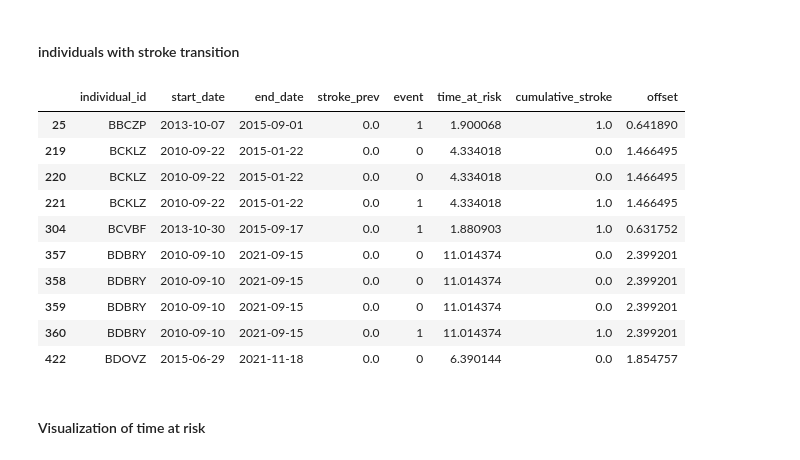
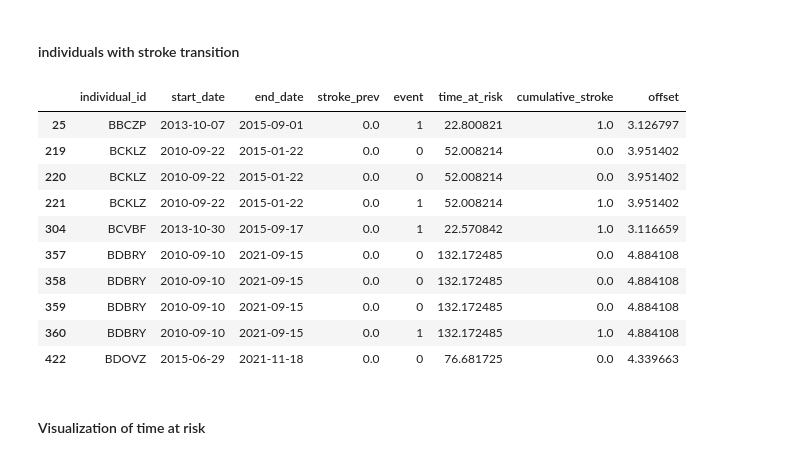
Before and after one commit to dmainagithub/stroke-work, a Jupyter notebook: notebooks/stroke_poisson_model_agincourt-multiple.ipynb, the cells around one changed output. Drawn from its saved outputs; the diff is of its cells as text; code cells hidden in the pictures.

```diff
--- a/notebooks/stroke_poisson_model_agincourt-multiple.ipynb
+++ b/notebooks/stroke_poisson_model_agincourt-multiple.ipynb
@@ -189,7 +203,7 @@ df['end_date'] = df.groupby('individual_id')['obs_date'].transform('max')
 
 # ---------------------------------------------------------------------------
 # Computing time at risk (person-time) in years
-df['time_at_risk'] = (df['end_date'] - df['start_date']).dt.days / 365.25
+df['time_at_risk'] = (df['end_date'] - df['start_date']).dt.days / 30.4375 # 365.25
 df['time_at_risk'] = df['time_at_risk'].fillna(df['time_at_risk'].median()) # df['time_at_risk'] = df['time_at_risk'].fillna(1.5)
 
 # ---------------------------------------------------------------------------
@@ -237,5 +251,45 @@ df['event'] = df['event'].fillna(0)
 df['cumulative_stroke'] = df.groupby('individual_id')['stroke_status_derived'].cumsum()
 # keeping only records before or up to the first stroke
 df = df[df['cumulative_stroke'] <= 1]
+
+# ---------------------------------------------------------------------------
+# ---------------------------------------------------------------------------
+
+print("After filtering to <= first stroke, rows:", df.shape[0])
+
+# ---------------------------
+# 3. How many times is each person represented?
+# ---------------------------
+counts = df['individual_id'].value_counts()          # number of rows per person (index = individual_id)
+counts_summary = counts.describe()                   # mean, min, max, median, etc.
+
+print("\nRecords per individual (summary):")
+print(counts_summary)
+
+# How many individuals have only one record (single-visit)?
+n_single = (counts == 1).sum()
+pct_single = (n_single / counts.shape[0]) * 100
+
+print(f"\nIndividuals with a single record: {n_single} ({pct_single:.1f}%)")
+
+# Show frequency distribution (top few)
+print("\nTop frequency counts (number of persons with X records):")
+freq_table = counts.value_counts().sort_index()      # index = number of records, value = # persons
+print(freq_table.head(20))  # show first 20 rows; increase if needed
+
+# # If you want the full distribution dataframe:
+# freq_df = freq_table.reset_index().rename(columns={'index': 'n_records', 'individual_id': 'n_persons'})
+# Create a clean dataframe version
+freq_df = freq_table.reset_index(name="n_persons")
+freq_df.columns = ['n_records', 'n_persons']  # rename safely
+
+# ---------------------------
+# 4. (Optional) If you intend to use months offsets in models:
+#     prepare X,y,offset using offset_months
+# ---------------------------
+# Example:
+# offset_for_model = df['offset_months']
+# y_for_model = df['event']
+# X_for_model = df[covariates_present]  # after your usual pre-processing
 # %% [output]
 Before
@@ -335,21 +406,21 @@ df_stroke_transition = df[df['individual_id'].isin(stroke_cases)]
 # %%
 selected = ['individual_id', 'start_date', 'end_date', 'stroke_prev', 'event'
             , 'time_at_risk', 'cumulative_stroke', 'offset'] # , 'res_eventdate'
 
 check_df = df_stroke_transition[selected].sort_values(['individual_id', 'start_date']).head(20)
-check_df.head(10) # , 'res_eventdate' (replaced , 'res_eventdate' with 'start_date' )
+# check_df.head(10) # , 'res_eventdate' (replaced , 'res_eventdate' with 'start_date' )
 # %% [output]
 |  | individual_id | start_date | end_date | stroke_prev | event | time_at_risk | cumulative_stroke | offset |
-| 25 | BBCZP | 2013-10-07 | 2015-09-01 | 0.0 | 1 | 1.900068 | 1.0 | 0.641890 |
-| 219 | BCKLZ | 2010-09-22 | 2015-01-22 | 0.0 | 0 | 4.334018 | 0.0 | 1.466495 |
-| 220 | BCKLZ | 2010-09-22 | 2015-01-22 | 0.0 | 0 | 4.334018 | 0.0 | 1.466495 |
-| 221 | BCKLZ | 2010-09-22 | 2015-01-22 | 0.0 | 1 | 4.334018 | 1.0 | 1.466495 |
-| 304 | BCVBF | 2013-10-30 | 2015-09-17 | 0.0 | 1 | 1.880903 | 1.0 | 0.631752 |
-| 357 | BDBRY | 2010-09-10 | 2021-09-15 | 0.0 | 0 | 11.014374 | 0.0 | 2.399201 |
-| 358 | BDBRY | 2010-09-10 | 2021-09-15 | 0.0 | 0 | 11.014374 | 0.0 | 2.399201 |
-| 359 | BDBRY | 2010-09-10 | 2021-09-15 | 0.0 | 0 | 11.014374 | 0.0 | 2.399201 |
-| 360 | BDBRY | 2010-09-10 | 2021-09-15 | 0.0 | 1 | 11.014374 | 1.0 | 2.399201 |
-| 422 | BDOVZ | 2015-06-29 | 2021-11-18 | 0.0 | 0 | 6.390144 | 0.0 | 1.854757 |
+| 25 | BBCZP | 2013-10-07 | 2015-09-01 | 0.0 | 1 | 22.800821 | 1.0 | 3.126797 |
+| 219 | BCKLZ | 2010-09-22 | 2015-01-22 | 0.0 | 0 | 52.008214 | 0.0 | 3.951402 |
+| 220 | BCKLZ | 2010-09-22 | 2015-01-22 | 0.0 | 0 | 52.008214 | 0.0 | 3.951402 |
+| 221 | BCKLZ | 2010-09-22 | 2015-01-22 | 0.0 | 1 | 52.008214 | 1.0 | 3.951402 |
+| 304 | BCVBF | 2013-10-30 | 2015-09-17 | 0.0 | 1 | 22.570842 | 1.0 | 3.116659 |
+| 357 | BDBRY | 2010-09-10 | 2021-09-15 | 0.0 | 0 | 132.172485 | 0.0 | 4.884108 |
+| 358 | BDBRY | 2010-09-10 | 2021-09-15 | 0.0 | 0 | 132.172485 | 0.0 | 4.884108 |
+| 359 | BDBRY | 2010-09-10 | 2021-09-15 | 0.0 | 0 | 132.172485 | 0.0 | 4.884108 |
+| 360 | BDBRY | 2010-09-10 | 2021-09-15 | 0.0 | 1 | 132.172485 | 1.0 | 4.884108 |
+| 422 | BDOVZ | 2015-06-29 | 2021-11-18 | 0.0 | 0 | 76.681725 | 0.0 | 4.339663 |
 # %% [markdown]
 #### Visualization of time at risk
 # %%
```
Also changed, not shown: parts of 15 cells of this notebook, 1 other file.
